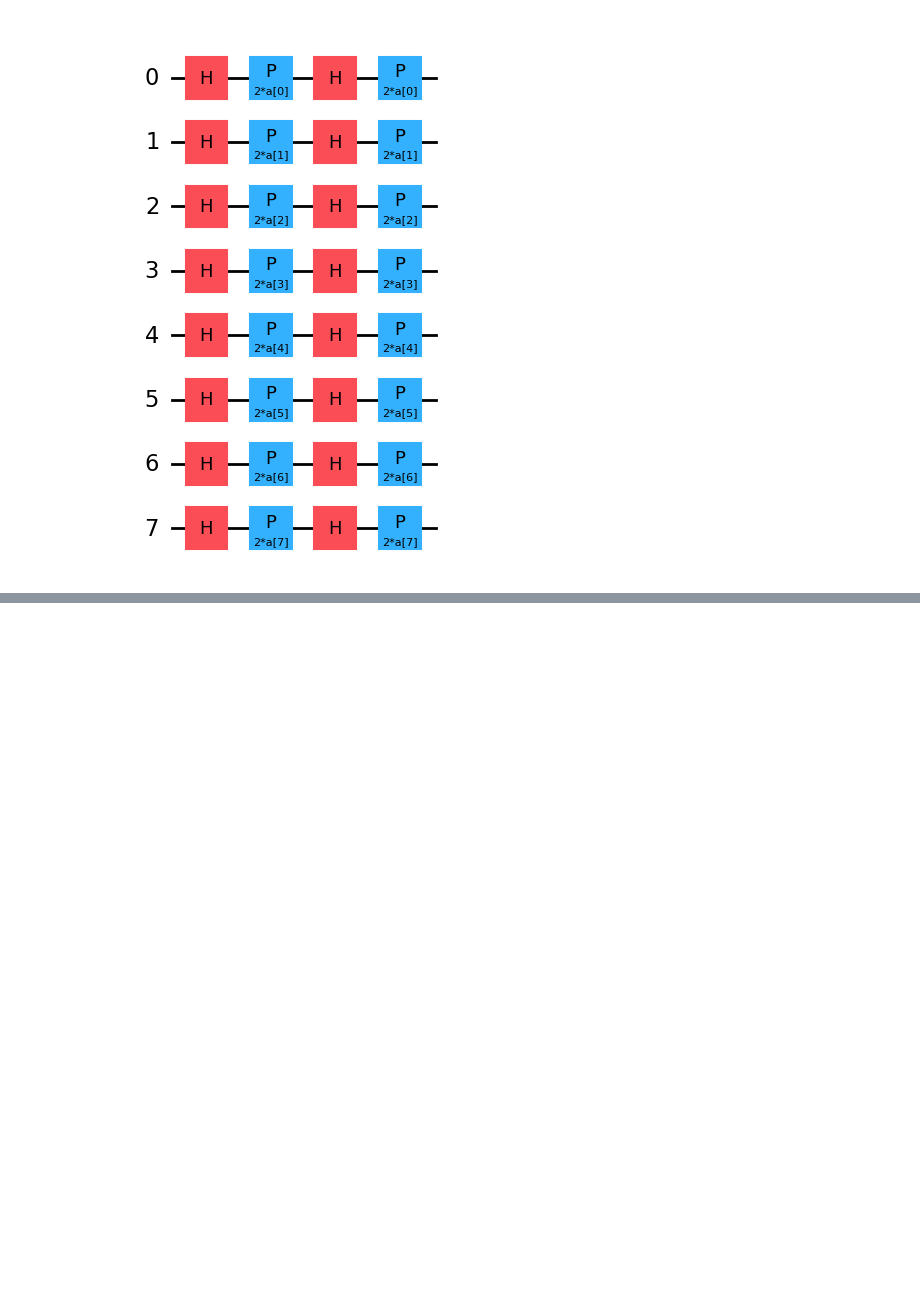
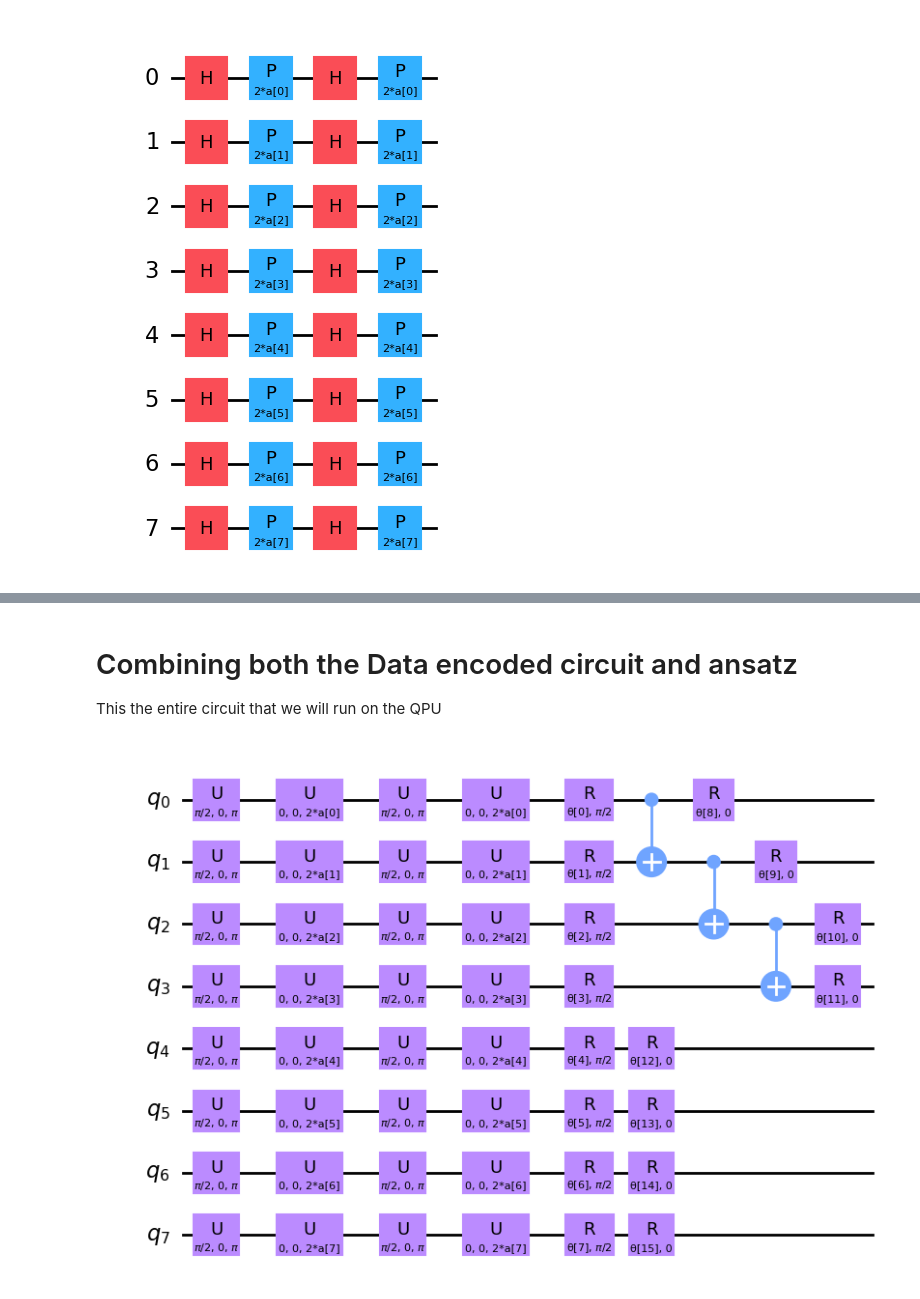
Before and after one commit to Alain-Abraham-hub/QML-using-QVC-and-QNN, a Jupyter notebook: Training_QNN.ipynb, the cells around one changed output, grey strips where cells are left out. Saved outputs shown, nothing was run; the diff lists cells and outputs as text; code cells hidden in the pictures; blank space fills up the shorter version.

Commit message:
combining ansatz and data encoded circuit, choosing an observable

```diff
--- a/Training_QNN.ipynb
+++ b/Training_QNN.ipynb
@@ -125,0 +130,15 @@ qnn_circuit.draw("mpl")
+# %% [markdown]
+# Combining both the Data encoded circuit and ansatz
+This the entire circuit that we will run on the QPU
+# %%
+ansatz = qnn_circuit
+
+# Combine the feature map with the ansatz
+full_circuit = QuantumCircuit(num_qubits)
+full_circuit.compose(feature_map, range(num_qubits), inplace=True)
+full_circuit.compose(ansatz, range(num_qubits), inplace=True)
+
+# Display the circuit
+full_circuit.decompose().draw("mpl", style="clifford", fold=-1)
+# %% [output]
+[figure, added]
```
Also changed, not shown: parts of 12 cells of this notebook.
